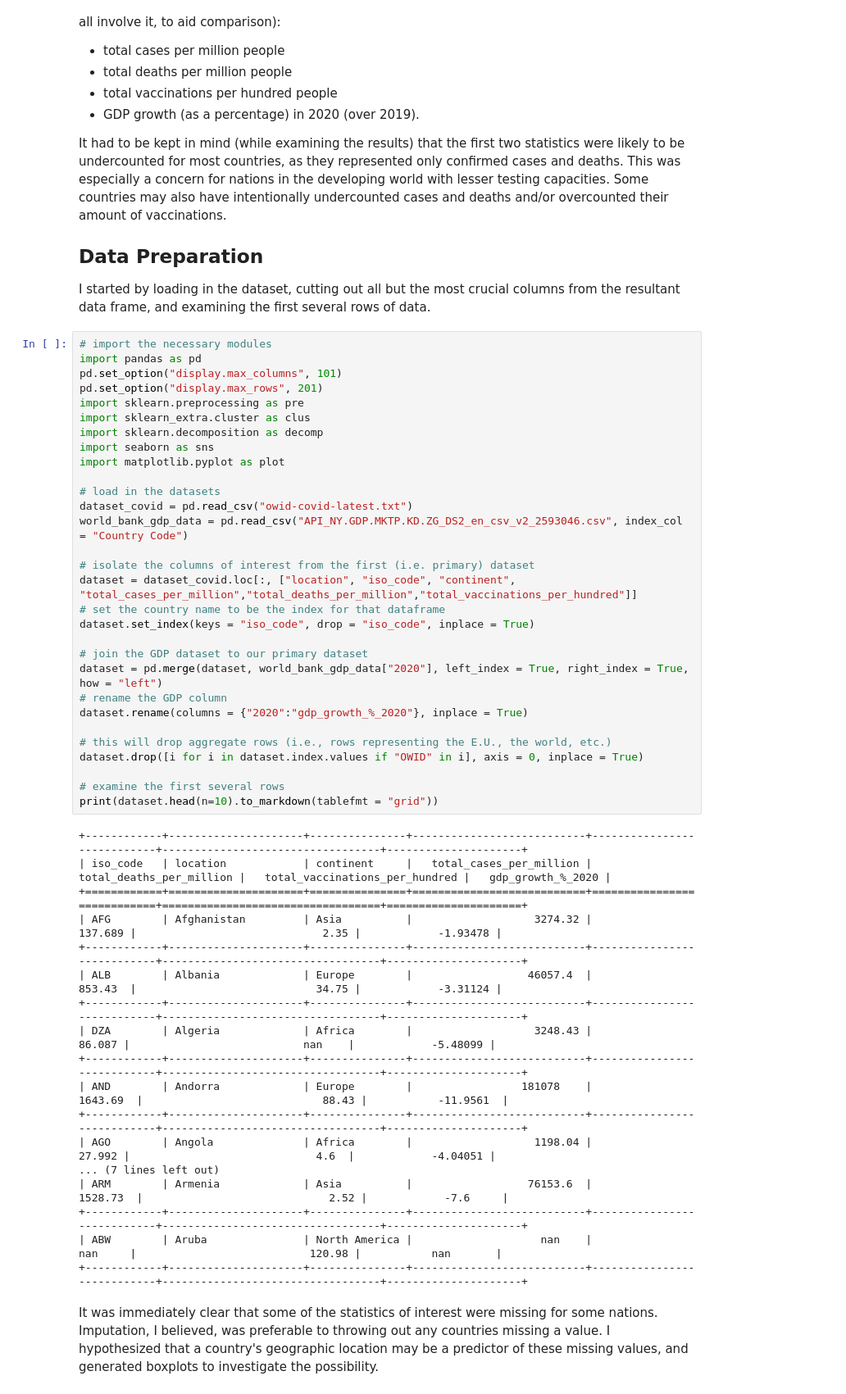
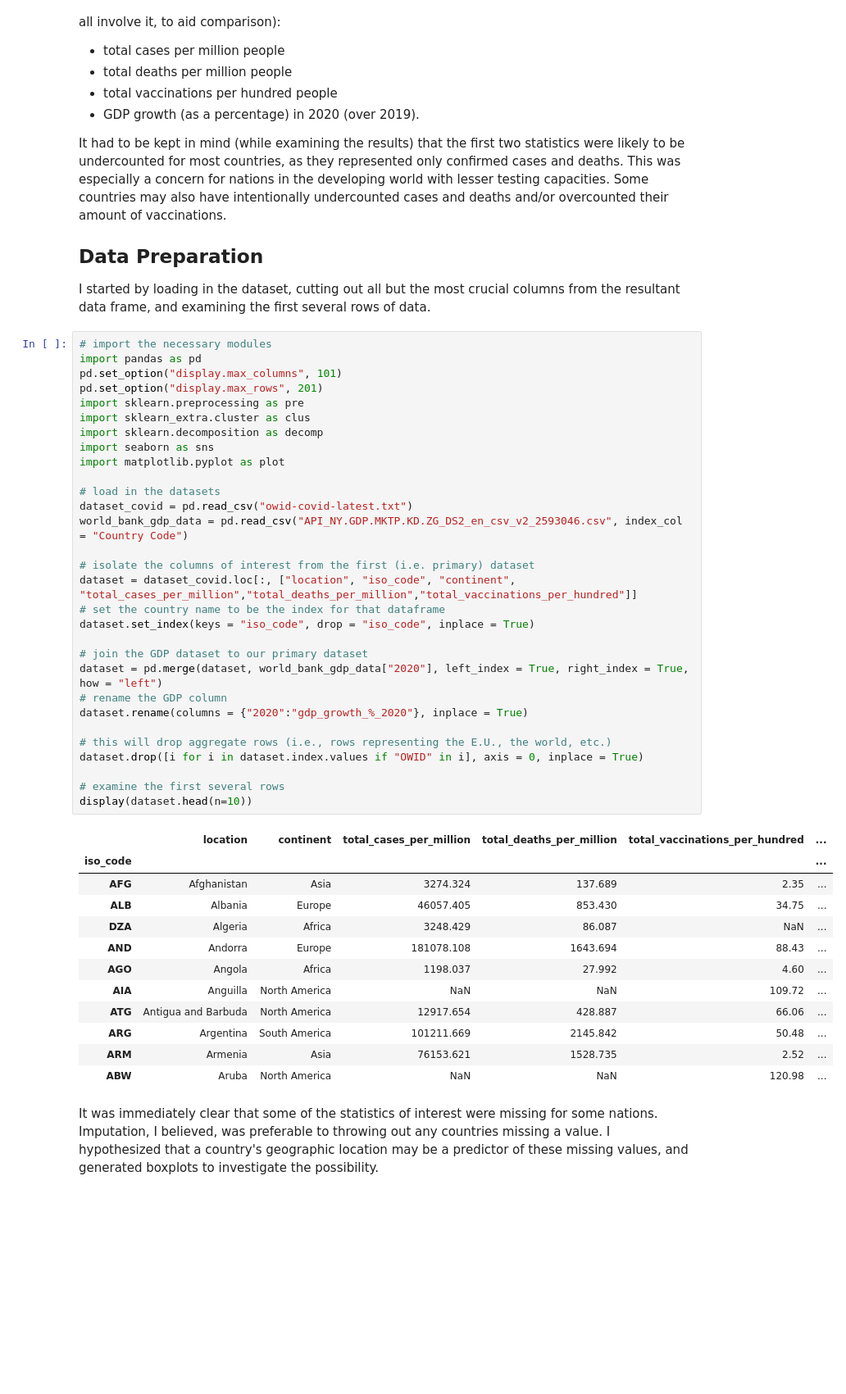
Before and after one commit to Nathan-Hebert/COVID-19-Countries-Clustering-Project, a Jupyter notebook: COVIDAnalysis.ipynb, the cells around one changed output. Shown at 82% size. Drawn from its saved outputs; the diff is of its cells as text; blank space fills up the shorter version.

Commit message:
Fixed tables and choropleth plot.

```diff
--- a/COVIDAnalysis.ipynb
+++ b/COVIDAnalysis.ipynb
@@ -19,51 +19,46 @@ I started by loading in the dataset, cutting out all but the most crucial column
 # %%
 # import the necessary modules
 import pandas as pd
 pd.set_option("display.max_columns", 101)
 pd.set_option("display.max_rows", 201)
 import sklearn.preprocessing as pre
 import sklearn_extra.cluster as clus
 import sklearn.decomposition as decomp
 import seaborn as sns
 import matplotlib.pyplot as plot
 
 # load in the datasets
 dataset_covid = pd.read_csv("owid-covid-latest.txt")
 world_bank_gdp_data = pd.read_csv("API_NY.GDP.MKTP.KD.ZG_DS2_en_csv_v2_2593046.csv", index_col = "Country Code")
 
 # isolate the columns of interest from the first (i.e. primary) dataset
 dataset = dataset_covid.loc[:, ["location", "iso_code", "continent", "total_cases_per_million","total_deaths_per_million","total_vaccinations_per_hundred"]]
 # set the country name to be the index for that dataframe
 dataset.set_index(keys = "iso_code", drop = "iso_code", inplace = True)
 
 # join the GDP dataset to our primary dataset
 dataset = pd.merge(dataset, world_bank_gdp_data["2020"], left_index = True, right_index = True, how = "left")
 # rename the GDP column
 dataset.rename(columns = {"2020":"gdp_growth_%_2020"}, inplace = True)
 
 # this will drop aggregate rows (i.e., rows representing the E.U., the world, etc.)
 dataset.drop([i for i in dataset.index.values if "OWID" in i], axis = 0, inplace = True)
 
 # examine the first several rows
-print(dataset.head(n=10).to_markdown(tablefmt = "grid"))
+display(dataset.head(n=10))
 # %% [output]
-+------------+---------------------+---------------+---------------------------+----------------------------+----------------------------------+---------------------+
-| iso_code   | location            | continent     |   total_cases_per_million |   total_deaths_per_million |   total_vaccinations_per_hundred |   gdp_growth_%_2020 |
-+============+=====================+===============+===========================+============================+==================================+=====================+
-| AFG        | Afghanistan         | Asia          |                   3274.32 |                    137.689 |                             2.35 |            -1.93478 |
-+------------+---------------------+---------------+---------------------------+----------------------------+----------------------------------+---------------------+
-| ALB        | Albania             | Europe        |                  46057.4  |                    853.43  |                            34.75 |            -3.31124 |
-+------------+---------------------+---------------+---------------------------+----------------------------+----------------------------------+---------------------+
-| DZA        | Algeria             | Africa        |                   3248.43 |                     86.087 |                           nan    |            -5.48099 |
-+------------+---------------------+---------------+---------------------------+----------------------------+----------------------------------+---------------------+
-| AND        | Andorra             | Europe        |                 181078    |                   1643.69  |                            88.43 |           -11.9561  |
-+------------+---------------------+---------------+---------------------------+----------------------------+----------------------------------+---------------------+
-| AGO        | Angola              | Africa        |                   1198.04 |                     27.992 |                             4.6  |            -4.04051 |
-... (7 lines left out)
-| ARM        | Armenia             | Asia          |                  76153.6  |                   1528.73  |                             2.52 |            -7.6     |
-+------------+---------------------+---------------+---------------------------+----------------------------+----------------------------------+---------------------+
-| ABW        | Aruba               | North America |                    nan    |                    nan     |                           120.98 |           nan       |
-+------------+---------------------+---------------+---------------------------+----------------------------+----------------------------------+---------------------+
+|  | location | continent | total_cases_per_million | total_deaths_per_million | total_vaccinations_per_hundred | ... |
+| iso_code |  |  |  |  |  | ... |
+| AFG | Afghanistan | Asia | 3274.324 | 137.689 | 2.35 | ... |
+| ALB | Albania | Europe | 46057.405 | 853.430 | 34.75 | ... |
+| DZA | Algeria | Africa | 3248.429 | 86.087 | NaN | ... |
+| AND | Andorra | Europe | 181078.108 | 1643.694 | 88.43 | ... |
+| AGO | Angola | Africa | 1198.037 | 27.992 | 4.60 | ... |
+| AIA | Anguilla | North America | NaN | NaN | 109.72 | ... |
+| ATG | Antigua and Barbuda | North America | 12917.654 | 428.887 | 66.06 | ... |
+| ARG | Argentina | South America | 101211.669 | 2145.842 | 50.48 | ... |
+| ARM | Armenia | Asia | 76153.621 | 1528.735 | 2.52 | ... |
+| ABW | Aruba | North America | NaN | NaN | 120.98 | ... |
 # %% [markdown]
 It was immediately clear that some of the statistics of interest were missing for some nations. Imputation, I believed, was preferable to throwing out any countries missing a value. I hypothesized that a country's geographic location may be a predictor of these missing values, and generated boxplots to investigate the possibility.
 # %%
```
Also changed, not shown: parts of 9 cells of this notebook.
